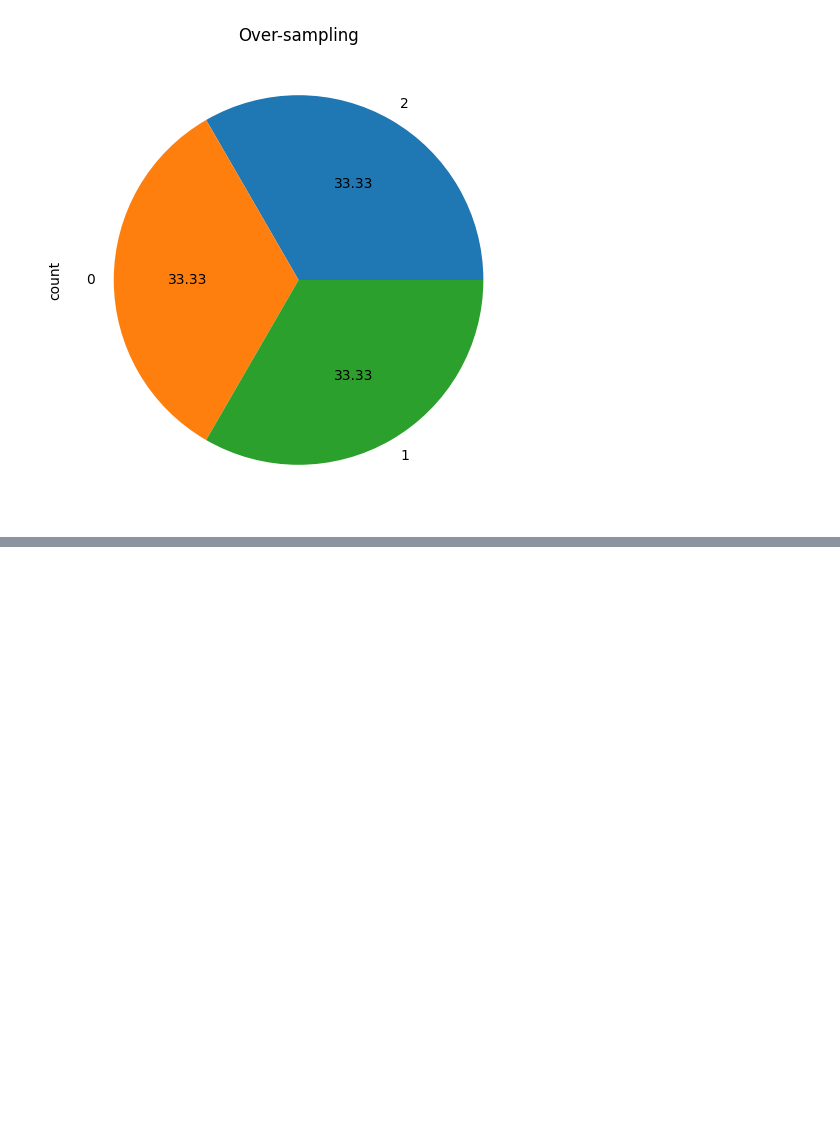
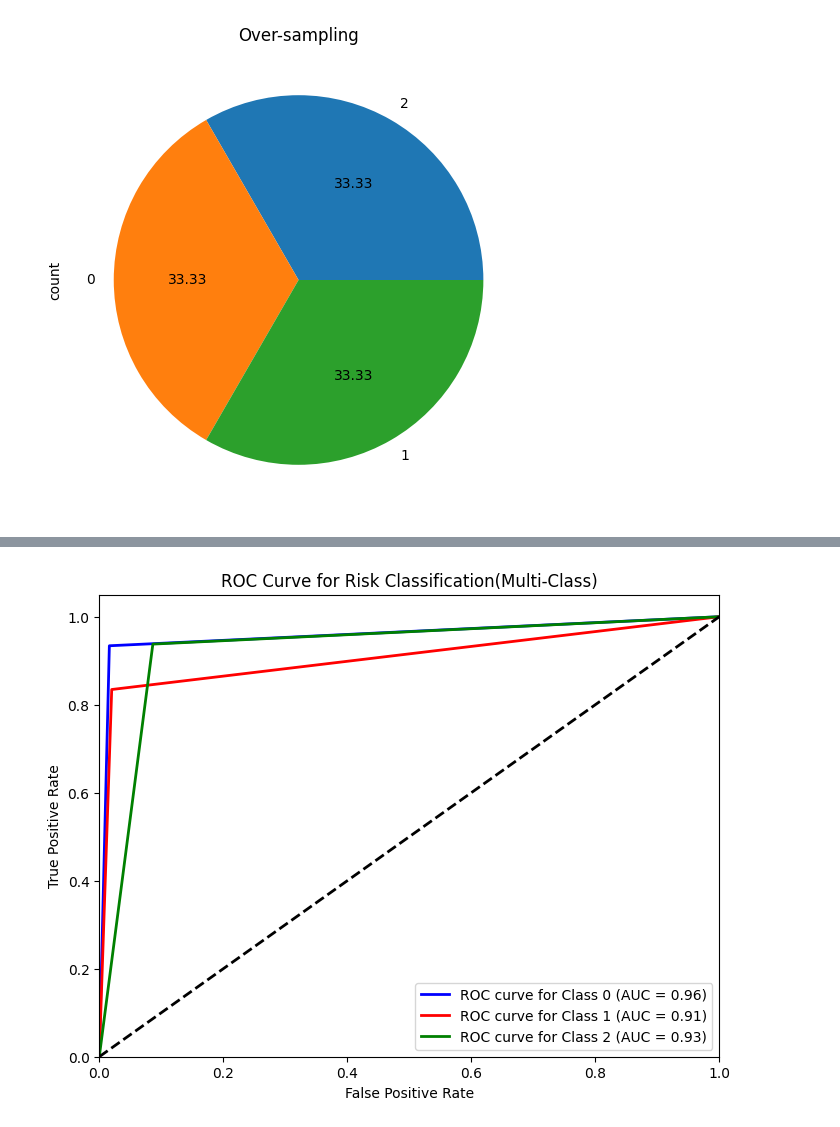
Before and after one commit to ML-PROJECT-KMITL/logistic-ml-project, a Jupyter notebook: classification/svm/svm.ipynb, the cells around one changed output, grey strips where cells are left out. Cells and saved outputs as stored; diff of their text form; code cells hidden in the pictures; blank space fills up the shorter version.

```diff
--- a/classification/svm/svm.ipynb
+++ b/classification/svm/svm.ipynb
@@ -386 +372,19 @@ Confusion Matrix:
 ['model_svm.joblib']
+# %%
+import joblib
+# load model to use for evaluation
+path_to_model = './model_svm.joblib'
+model_svm_loaded = joblib.load(path_to_model)
+y_pred = model_svm_loaded.predict(X_test_scaled)
+# %%
+# Begin Evaluation (classification)
+from sklearn.metrics import accuracy_score, classification_report, confusion_matrix, precision_score, recall_score, f1_score
+
+# Classification Report
+print("classification report : ")
+print(classification_report(y_test, y_pred))
+
+# Confusion Matrix
+cm = confusion_matrix(y_test, y_pred )
+print("Confusion Matrix : ")
+print(cm)
@@ -386,0 +439,35 @@ Confusion Matrix:
+# %%
+# Compute ROC curve and ROC AUC for each class
+from sklearn.metrics import roc_curve, auc
+from sklearn.preprocessing import label_binarize
+from itertools import cycle
+
+# Binarize the labels for multi-class ROC
+# In the case of multiclass classification, a notion of TPR or FPR is obtained only after binarizing the output
+y_test_bin = label_binarize(y_test, classes=np.unique(y_test))
+y_pred_bin = label_binarize(y_pred, classes=np.unique(y_test))
+
+n_classes = y_test_bin.shape[1]
+# Compute ROC curve and AUC for each class
+fpr, tpr, roc_auc = {}, {}, {}
+
+for i in range(n_classes):
+    fpr[i], tpr[i], _ = roc_curve(y_test_bin[:, i], y_pred_bin[:, i])
+    roc_auc[i] = auc(fpr[i], tpr[i])
+
+# Plot ROC Curve
+plt.figure(figsize=(8, 6))
+colors = cycle(["blue", "red", "green"])
+for i, color in zip(range(n_classes), colors):
+    plt.plot(fpr[i], tpr[i], color=color, lw=2, label=f'ROC curve for Class {i} (AUC = {roc_auc[i]:.2f})')
+
+plt.plot([0, 1], [0, 1], 'k--', lw=2)  # Diagonal line
+plt.xlim([0.0, 1.0])
+plt.ylim([0.0, 1.05])
+plt.xlabel('False Positive Rate')
+plt.ylabel('True Positive Rate')
+plt.title('ROC Curve for Risk Classification(Multi-Class)')
+plt.legend(loc="lower right")
+plt.show()
+# %% [output]
+[figure, added]
```
Also changed, not shown: parts of 10 cells of this notebook, 1 other file.
